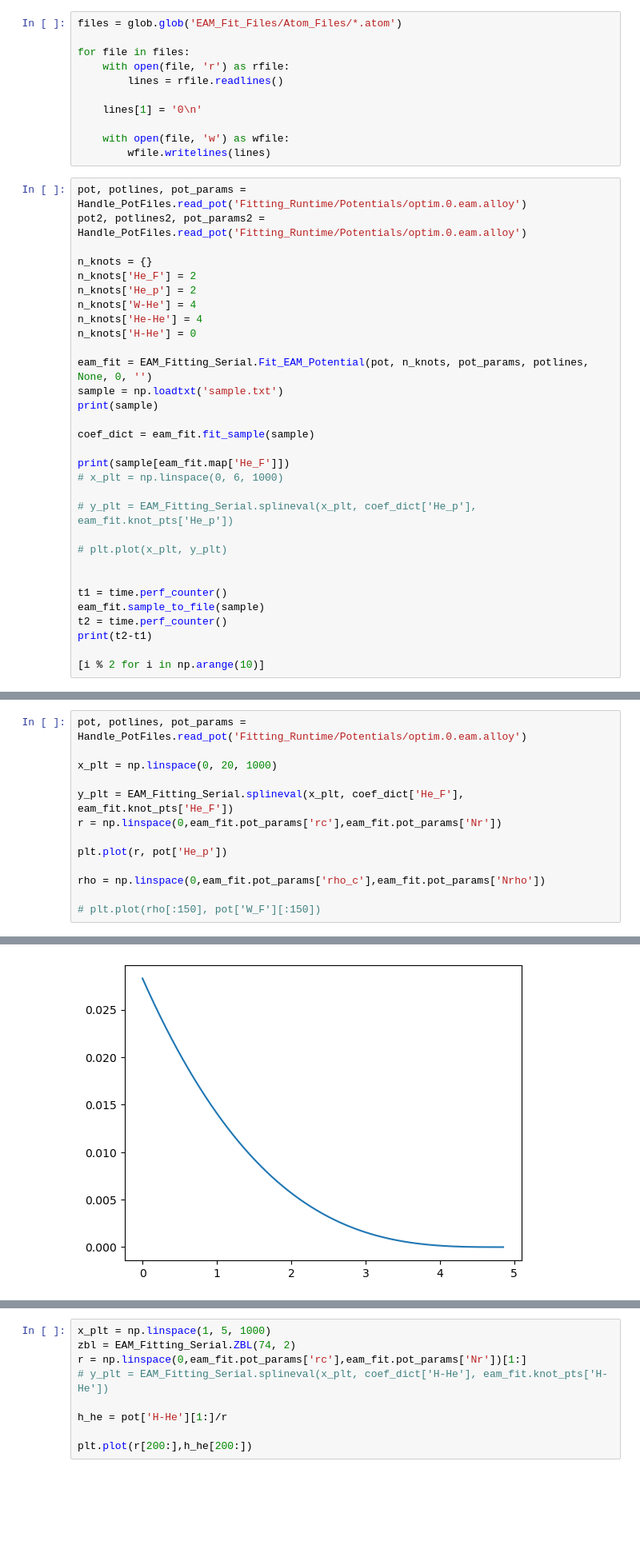
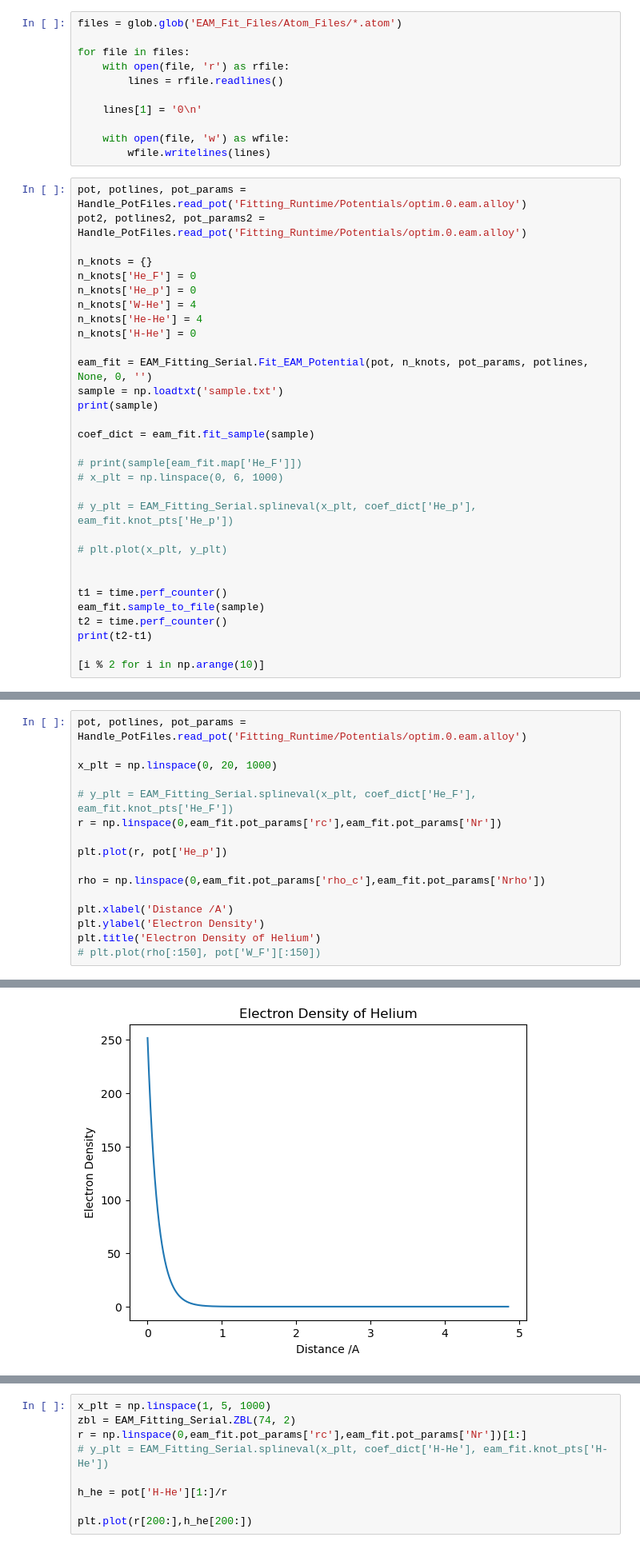
Before and after one commit to Samanyu-T/Lammps_MD, a Jupyter notebook: Jupyter_Notebooks/Development.ipynb, the cells around one changed output, grey strips where cells are left out. Shown at 80% size. Drawn from its saved outputs; the diff is of its cells as text; blank space fills up the shorter version.

```diff
--- a/Jupyter_Notebooks/Development.ipynb
+++ b/Jupyter_Notebooks/Development.ipynb
@@ -42,8 +42,8 @@ pot, potlines, pot_params = Handle_PotFiles.read_pot('Fitting_Runtime/Potentials
 pot2, potlines2, pot_params2 = Handle_PotFiles.read_pot('Fitting_Runtime/Potentials/optim.0.eam.alloy')
 
 n_knots = {}
-n_knots['He_F'] = 2
-n_knots['He_p'] = 2
+n_knots['He_F'] = 0
+n_knots['He_p'] = 0
 n_knots['W-He'] = 4
 n_knots['He-He'] = 4
 n_knots['H-He'] = 0
@@ -54,7 +54,7 @@ print(sample)
 
 coef_dict = eam_fit.fit_sample(sample)
 
-print(sample[eam_fit.map['He_F']])
+# print(sample[eam_fit.map['He_F']])
 # x_plt = np.linspace(0, 6, 1000)
 
 # y_plt = EAM_Fitting_Serial.splineval(x_plt, coef_dict['He_p'], eam_fit.knot_pts['He_p'])
@@ -80,12 +78,15 @@ pot, potlines, pot_params = Handle_PotFiles.read_pot('Fitting_Runtime/Potentials
 
 x_plt = np.linspace(0, 20, 1000)
 
-y_plt = EAM_Fitting_Serial.splineval(x_plt, coef_dict['He_F'], eam_fit.knot_pts['He_F'])
+# y_plt = EAM_Fitting_Serial.splineval(x_plt, coef_dict['He_F'], eam_fit.knot_pts['He_F'])
 r = np.linspace(0,eam_fit.pot_params['rc'],eam_fit.pot_params['Nr'])
 
 plt.plot(r, pot['He_p'])
 
 rho = np.linspace(0,eam_fit.pot_params['rho_c'],eam_fit.pot_params['Nrho'])
 
+plt.xlabel('Distance /A')
+plt.ylabel('Electron Density')
+plt.title('Electron Density of Helium')
 # plt.plot(rho[:150], pot['W_F'][:150])
 # %% [output]
@@ -92,4 +94,4 @@ rho = np.linspace(0,eam_fit.pot_params['rho_c'],eam_fit.pot_params['Nrho'])
-[figure, old version]
+[figure, new version]
 # %%
 x_plt = np.linspace(1, 5, 1000)
 zbl = EAM_Fitting_Serial.ZBL(74, 2)
```
Also changed, not shown: parts of 4 cells of this notebook, 10 other files.
